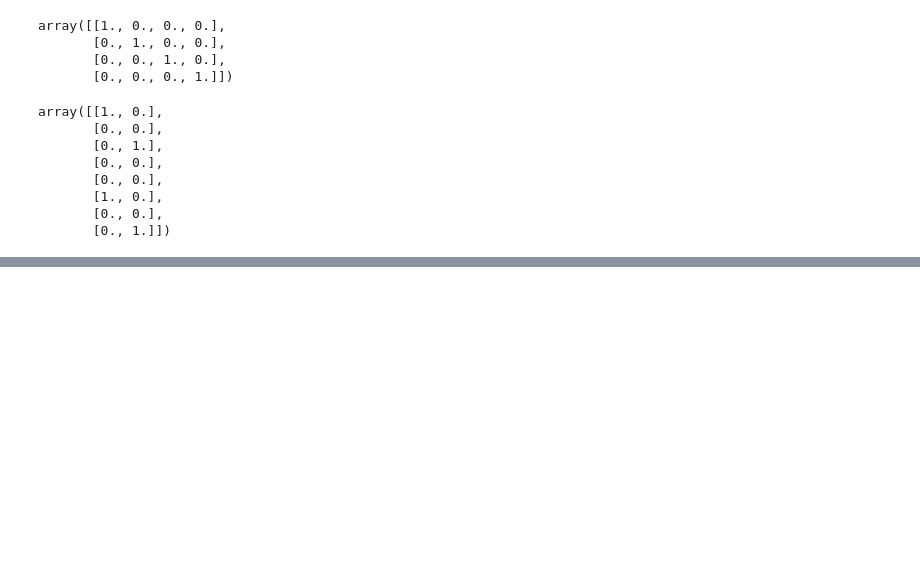
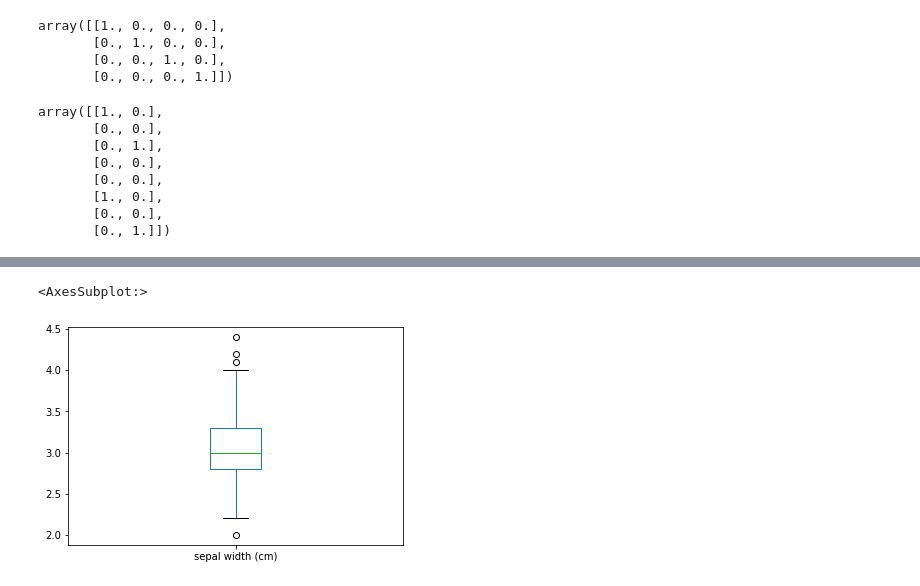
Before and after one commit to CS-dept-Vivekananda-Centenary-College/freecodecamp-Data-analysis-tutorial-exercises, a Jupyter notebook: Class-exercises/class2.ipynb, the cells around one changed output, grey strips where cells are left out. Saved outputs shown, nothing was run; the diff lists cells and outputs as text; code cells hidden in the pictures; blank space fills up the shorter version.

```diff
--- a/Class-exercises/class2.ipynb
+++ b/Class-exercises/class2.ipynb
@@ -149,0 +210,5 @@ array([[1., 0.],
+# %%
+df['sepal width (cm)'].plot.box()
+# %% [output]
+<AxesSubplot:>
+[figure, added]
```
Also changed, not shown: parts of 15 cells of this notebook.
